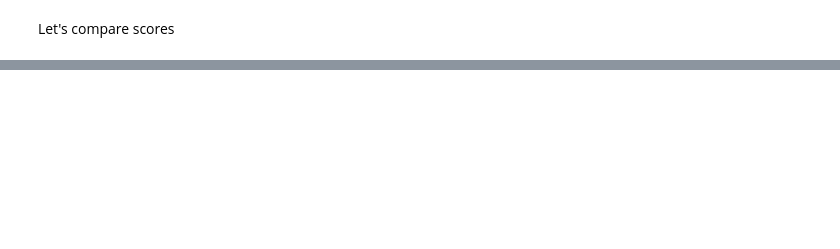
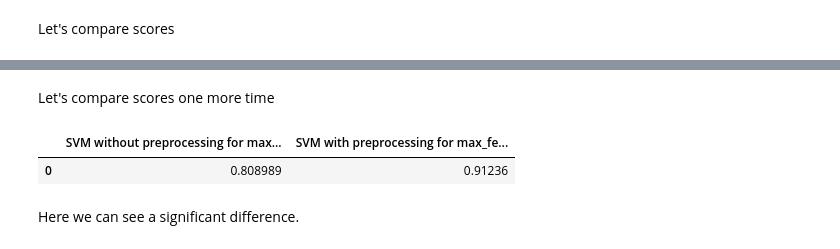
Before and after one commit to PanosEvange/DataMiningProj2_2020, a Jupyter notebook: sdi1500039.ipynb, the cells around one changed output, grey strips where cells are left out. Saved outputs shown, nothing was run; the diff lists cells and outputs as text; code cells hidden in the pictures; blank space fills up the shorter version.

```diff
--- a/sdi1500039.ipynb
+++ b/sdi1500039.ipynb
@@ -668,0 +675,8 @@ resultsCompareDataFrame
+# %%
+tfIdfVectorizer = TfidfVectorizer(max_features=100)
+# %%
+trainX = tfIdfVectorizer.fit_transform(trainDataSet['CONTENT'])
+testX = tfIdfVectorizer.transform(testDataSet['CONTENT'])
+
+print('-------------SVM Classification with TfIdf Vectorization for max_features=100-------------')
+accuracyDict["TfIdf-SVM-100"] = SvmClassification(trainX, trainY, testX, testY, le)
@@ -668,0 +702,6 @@ resultsCompareDataFrame
+# %%
+trainX = tfIdfVectorizer.fit_transform(trainDataPreprocessed['CONTENT'])
+testX = tfIdfVectorizer.transform(testDataPreprocessed['CONTENT'])
+
+print('\n-------------SVM Classification with TfIdf Vectorization in processed text for max_features=100-------------')
+accuracyDict["TfIdf-SVM-processed-100"] = SvmClassification(trainX, trainY, testX, testY, le)
@@ -668,0 +727,14 @@ resultsCompareDataFrame
+# %% [markdown]
+Let's compare scores one more time
+# %%
+resultsDataCompare = {'SVM without preprocessing for max_features=100': [accuracyDict["TfIdf-SVM-100"]],
+                      'SVM with preprocessing for max_features=100': [accuracyDict["TfIdf-SVM-processed-100"]]}
+
+resultsCompareDataFrame = pd.DataFrame(data=resultsDataCompare)
+
+resultsCompareDataFrame
+# %% [output]
+|  | SVM without preprocessing for max... | SVM with preprocessing for max_fe... |
+| 0 | 0.808989 | 0.91236 |
+# %% [markdown]
+Here we can see a significant difference.
```
Also changed, not shown: parts of 15 cells of this notebook, 2 other files.
